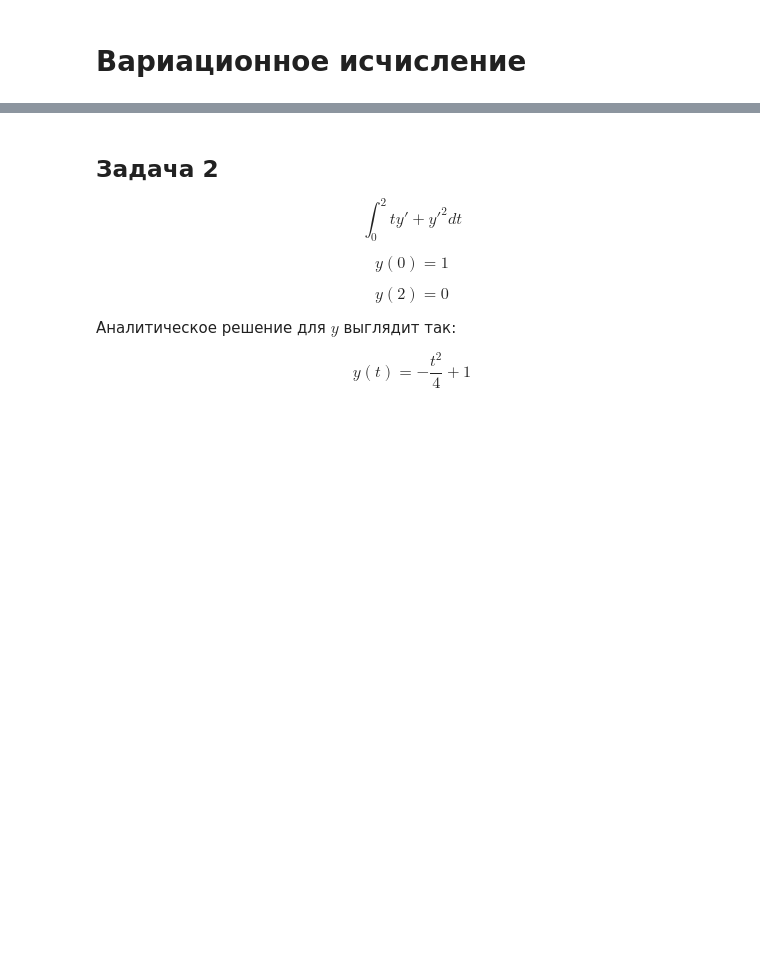
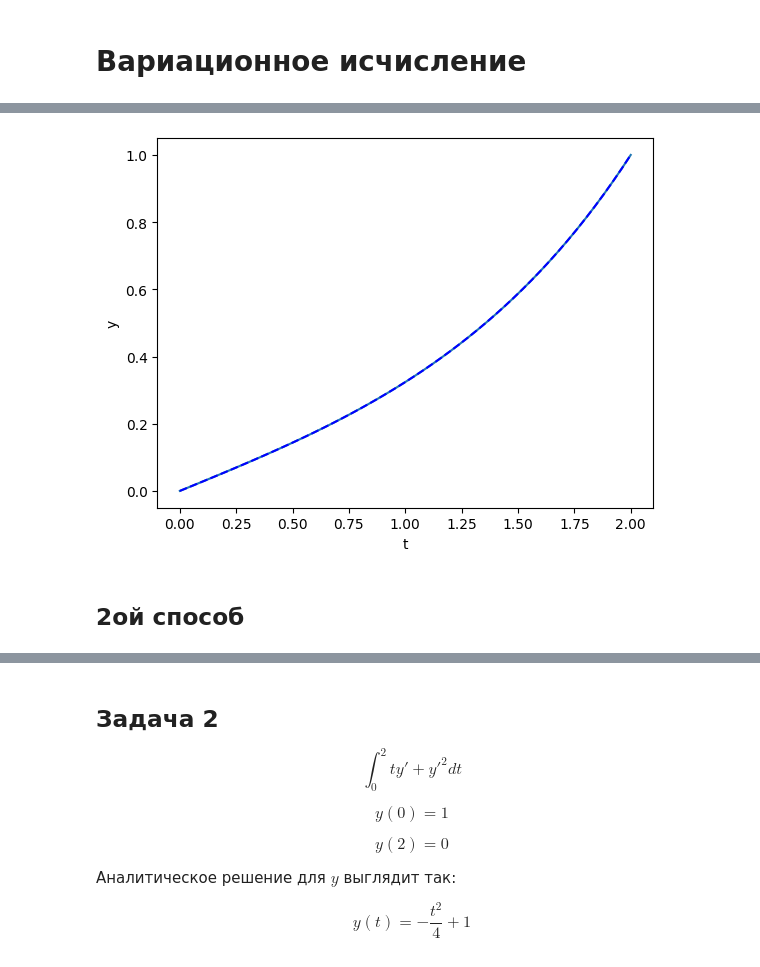
Before and after one commit to DaryaBaikalova/doef, a Jupyter notebook: 2024/seminars/python_sem/var_calc.ipynb, the cells around one changed output, grey strips where cells are left out. Cells and saved outputs as stored; diff of their text form; code cells hidden in the pictures; blank space fills up the shorter version.

```diff
--- a/2024/seminars/python_sem/var_calc.ipynb
+++ b/2024/seminars/python_sem/var_calc.ipynb
@@ -28,0 +36,22 @@ $$ y(t) = \exp(t) - \frac{\exp(-t)}{\exp(2) - \exp(-2)} $$
+# %%
+def f(y):
+    return np.sum(y[1:] ** 2 + ((y[1:] - y[:-1]) / dt) ** 2)
+# %%
+bounds = np.full((num_of_fractions, 2), (None, None))
+# bound = [(None, None) for i in range(num_of_fractions)] # альтернативный способ задания границ
+bounds[0] = (0, 0)
+bounds[-1] = (1, 1)
+# %%
+y_0 = np.full(num_of_fractions, 0)
+# y_0 = [0.5 for i in range(num_of_fractions)]
+# %%
+res = minimize(f, y_0, method='l-bfgs-b', bounds=bounds)
+# %%
+plt.plot(t, res.x, t, f_analytical(t), '--b')
+plt.xlabel('t')
+plt.ylabel('y')
+plt.show()
+# %% [output]
+[figure, added]
+# %% [markdown]
+## 2ой способ
```
Also changed, not shown: parts of 20 cells of this notebook, 1 other file.
